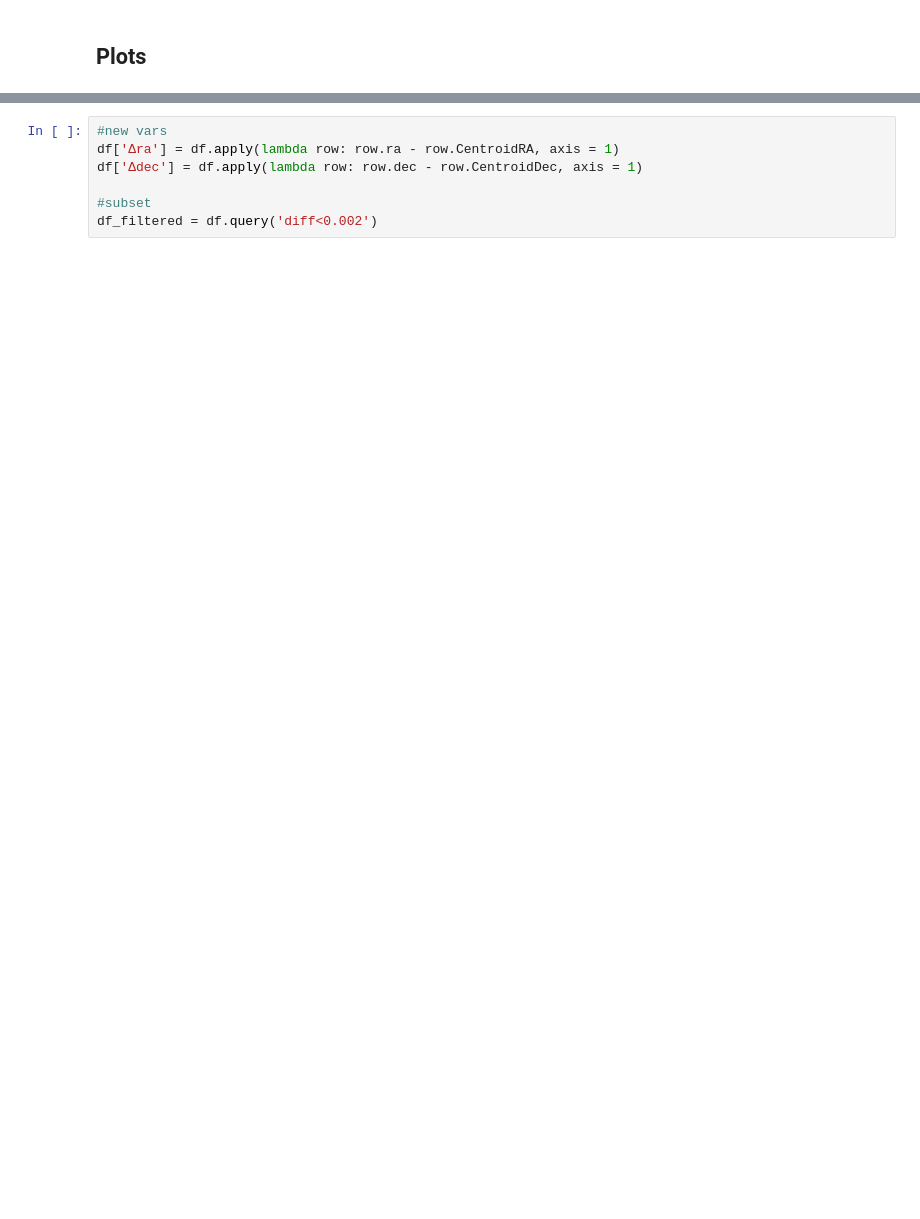
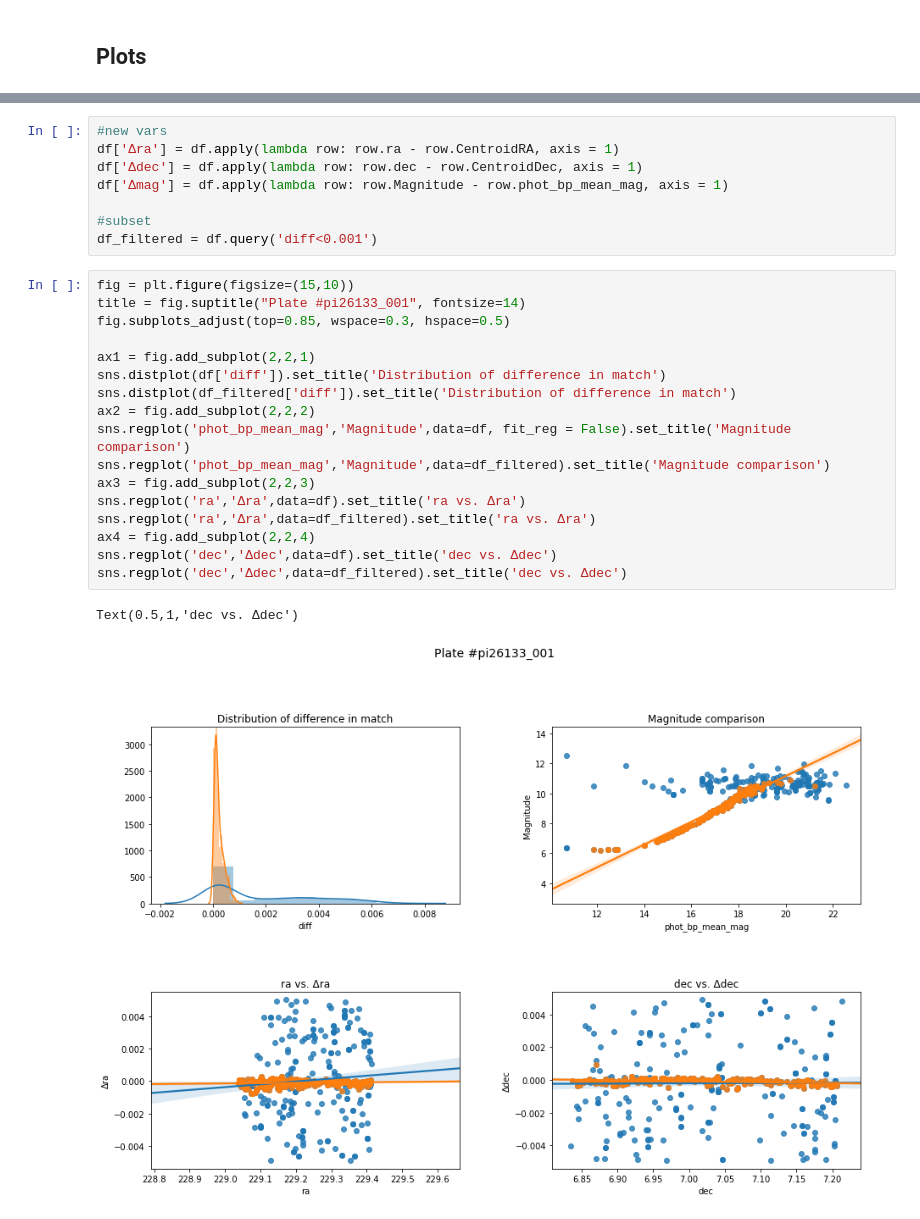
Before and after one commit to oliang2000/yerkes-plate-digitization, a Jupyter notebook: APT.ipynb, the cells around one changed output, grey strips where cells are left out. Cells and saved outputs as stored; diff of their text form; blank space fills up the shorter version.

```diff
--- a/APT.ipynb
+++ b/APT.ipynb
@@ -113,8 +114,29 @@ Text(0.5,1,'Distribution of difference in match')
 #new vars
 df['Δra'] = df.apply(lambda row: row.ra - row.CentroidRA, axis = 1)
 df['Δdec'] = df.apply(lambda row: row.dec - row.CentroidDec, axis = 1)
+df['Δmag'] = df.apply(lambda row: row.Magnitude - row.phot_bp_mean_mag, axis = 1)
 
 #subset
-df_filtered = df.query('diff<0.002')
+df_filtered = df.query('diff<0.001')
+# %%
+fig = plt.figure(figsize=(15,10))
+title = fig.suptitle("Plate #pi26133_001", fontsize=14)
+fig.subplots_adjust(top=0.85, wspace=0.3, hspace=0.5)
+
+ax1 = fig.add_subplot(2,2,1)
+sns.distplot(df['diff']).set_title('Distribution of difference in match')
+sns.distplot(df_filtered['diff']).set_title('Distribution of difference in match')
+ax2 = fig.add_subplot(2,2,2)
+sns.regplot('phot_bp_mean_mag','Magnitude',data=df, fit_reg = False).set_title('Magnitude comparison')
+sns.regplot('phot_bp_mean_mag','Magnitude',data=df_filtered).set_title('Magnitude comparison')
+ax3 = fig.add_subplot(2,2,3)
+sns.regplot('ra','Δra',data=df).set_title('ra vs. Δra')
+sns.regplot('ra','Δra',data=df_filtered).set_title('ra vs. Δra')
+ax4 = fig.add_subplot(2,2,4)
+sns.regplot('dec','Δdec',data=df).set_title('dec vs. Δdec')
+sns.regplot('dec','Δdec',data=df_filtered).set_title('dec vs. Δdec')
+# %% [output]
+Text(0.5,1,'dec vs. Δdec')
+[figure, added]
 # %%
 fig = plt.figure(figsize=(15,4))
```
Also changed, not shown: parts of 9 cells of this notebook.
